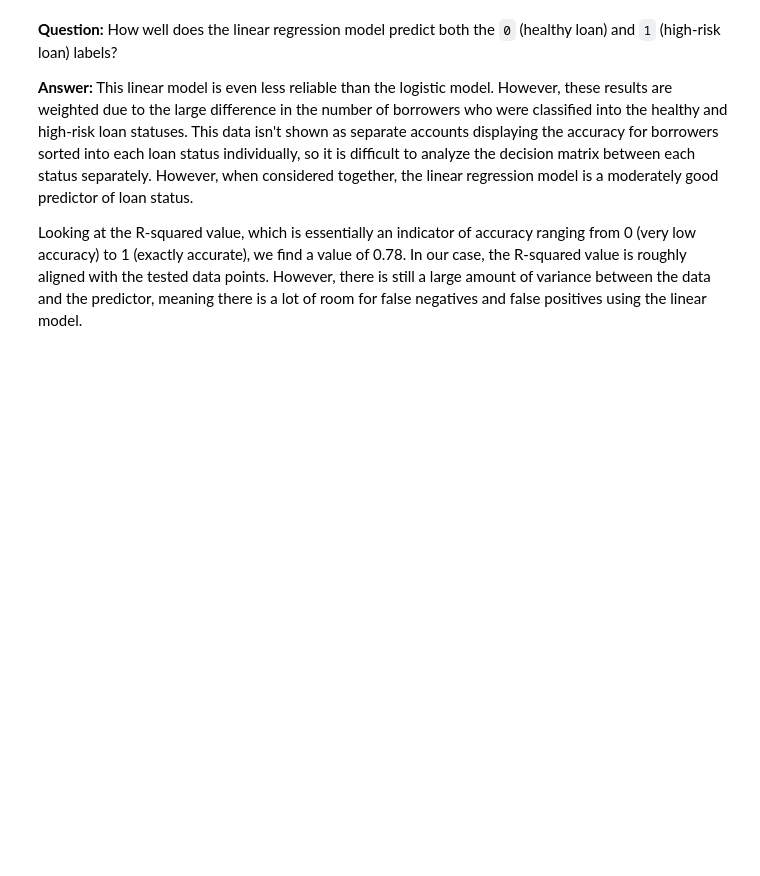
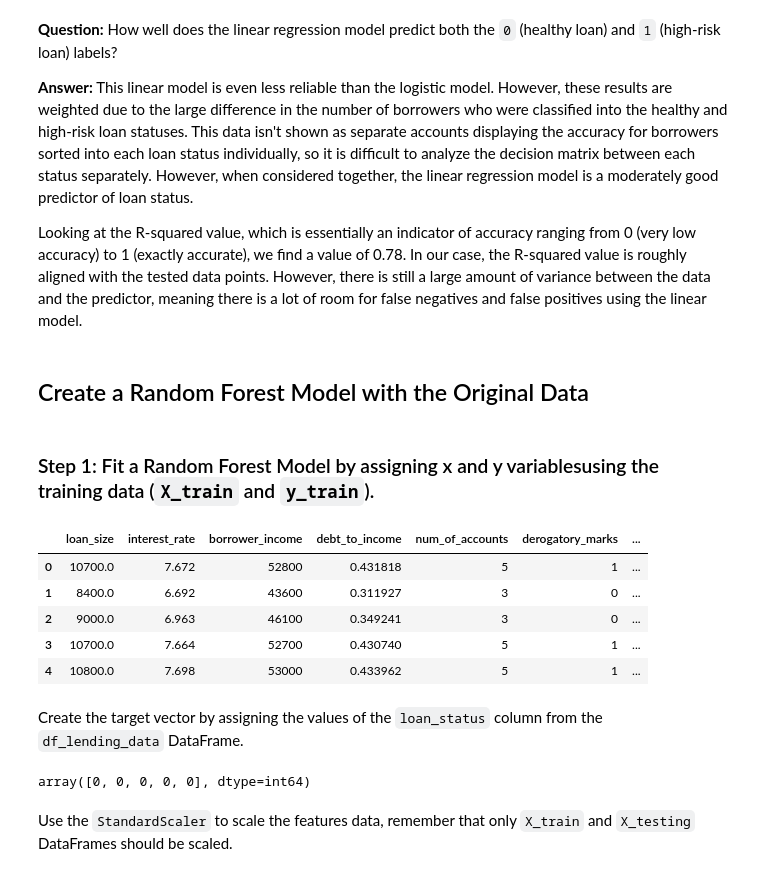
Before and after one commit to EmilieScanlon/credit-risk-classification, a Jupyter notebook: credit_risk/credit_risk_classification.ipynb, the cells around one changed output. Cells and saved outputs as stored; diff of their text form; code cells hidden in the pictures; blank space fills up the shorter version.

Commit message:
added RandomForestModel analy for funzies

```diff
--- a/credit_risk/credit_risk_classification.ipynb
+++ b/credit_risk/credit_risk_classification.ipynb
@@ -229,3 +229,27 @@ The standard deviation is 0.1766450407386072.
 **Answer:** This linear model is even less reliable than the logistic model. However, these results are weighted due to the large difference in the number of borrowers who were classified into the healthy and high-risk loan statuses. This data isn't shown as separate accounts displaying the accuracy for borrowers sorted into each loan status individually, so it is difficult to analyze the decision matrix between each status separately. However, when considered together, the linear regression model is a moderately good predictor of loan status.
 
 Looking at the R-squared value, which is essentially an indicator of accuracy ranging from 0 (very low accuracy) to 1 (exactly accurate), we find a value of 0.78. In our case, the R-squared value is roughly aligned with the tested data points. However, there is still a large amount of variance between the data and the predictor, meaning there is a lot of room for false negatives and false positives using the linear model.
+# %% [markdown]
+## Create a Random Forest Model with the Original Data
+# %% [markdown]
+###  Step 1: Fit a Random Forest Model by assigning x and y variablesusing the training data (`X_train` and `y_train`).
+# %%
+# Define features set by copying the df and dropping the loan_status columns
+X_rf = df_lending_data.copy()
+X_rf.drop("loan_status", axis=1, inplace=True)
+X_rf.head()
+# %% [output]
+|  | loan_size | interest_rate | borrower_income | debt_to_income | num_of_accounts | derogatory_marks | ... |
+| 0 | 10700.0 | 7.672 | 52800 | 0.431818 | 5 | 1 | ... |
+| 1 | 8400.0 | 6.692 | 43600 | 0.311927 | 3 | 0 | ... |
+| 2 | 9000.0 | 6.963 | 46100 | 0.349241 | 3 | 0 | ... |
+| 3 | 10700.0 | 7.664 | 52700 | 0.430740 | 5 | 1 | ... |
+| 4 | 10800.0 | 7.698 | 53000 | 0.433962 | 5 | 1 | ... |
+# %% [markdown]
+Create the target vector by assigning the values of the `loan_status` column from the `df_lending_data` DataFrame.
+# %%
+# Define target vector
+y_rf = df_lending_data["loan_status"].ravel()
+y_rf[:5]
+# %% [output]
+array([0, 0, 0, 0, 0], dtype=int64)
@@ -231,0 +260,2 @@ Looking at the R-squared value, which is essentially an indicator of accuracy ra
+# %% [markdown]
+Use the `StandardScaler` to scale the features data, remember that only `X_train` and `X_testing` DataFrames should be scaled.
```
Also changed, not shown: parts of 18 cells of this notebook, 1 other file.
